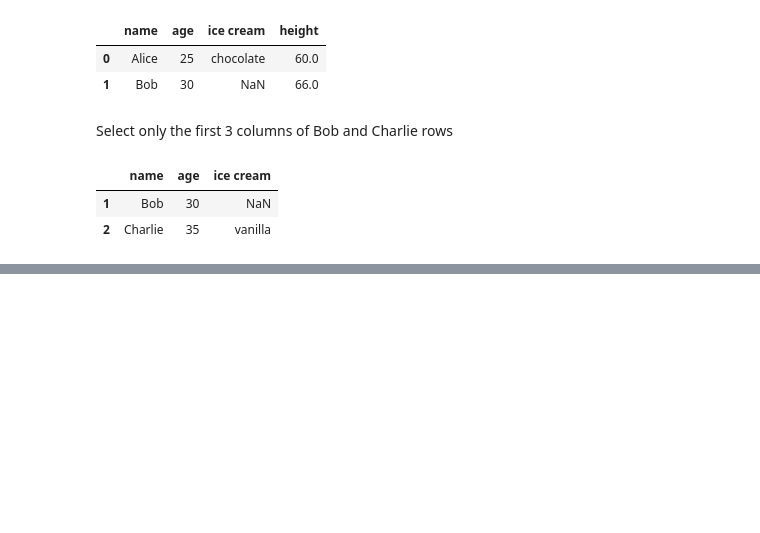
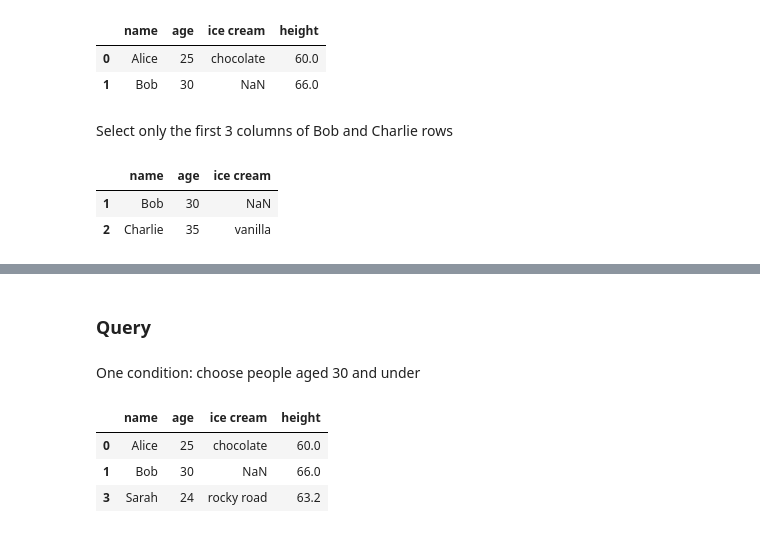
Before and after one commit to johnmarcovici/demo-notebooks, a Jupyter notebook: pandas_demos.ipynb, the cells around one changed output, grey strips where cells are left out. Cells and saved outputs as stored; diff of their text form; code cells hidden in the pictures; blank space fills up the shorter version.

```diff
--- a/pandas_demos.ipynb
+++ b/pandas_demos.ipynb
@@ -410,0 +448,11 @@ df.iloc[1:3, :3]
+# %% [markdown]
+### Query
+# %% [markdown]
+One condition: choose people aged 30 and under
+# %%
+df.query("age <= 30")
+# %% [output]
+|  | name | age | ice cream | height |
+| 0 | Alice | 25 | chocolate | 60.0 |
+| 1 | Bob | 30 | NaN | 66.0 |
+| 3 | Sarah | 24 | rocky road | 63.2 |
```
Also changed, not shown: parts of 13 cells of this notebook.
